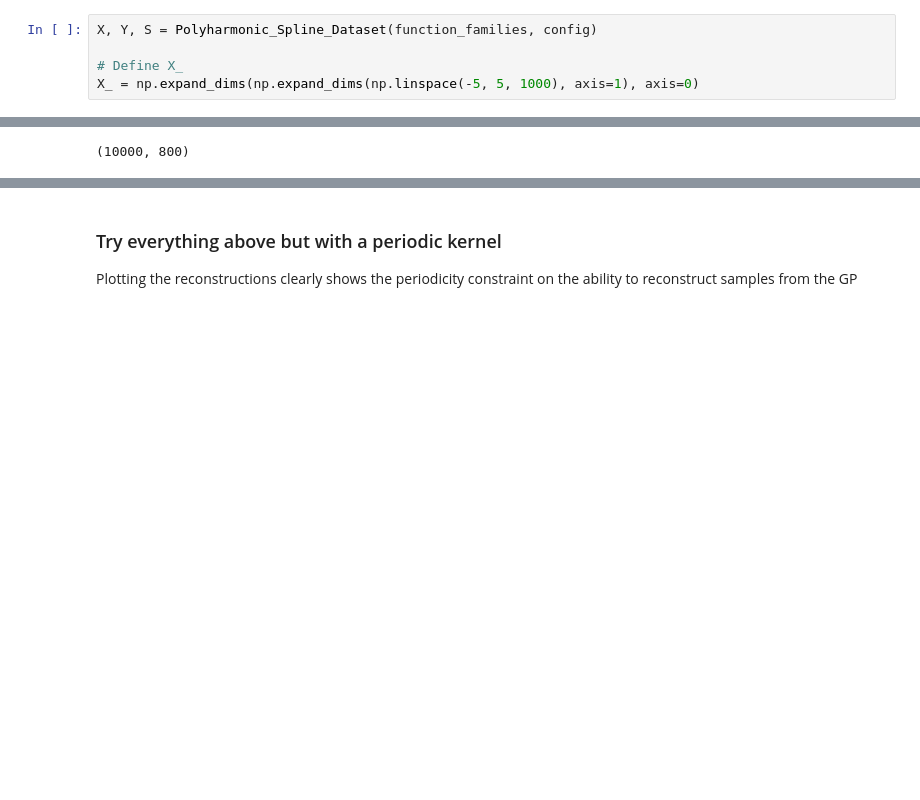
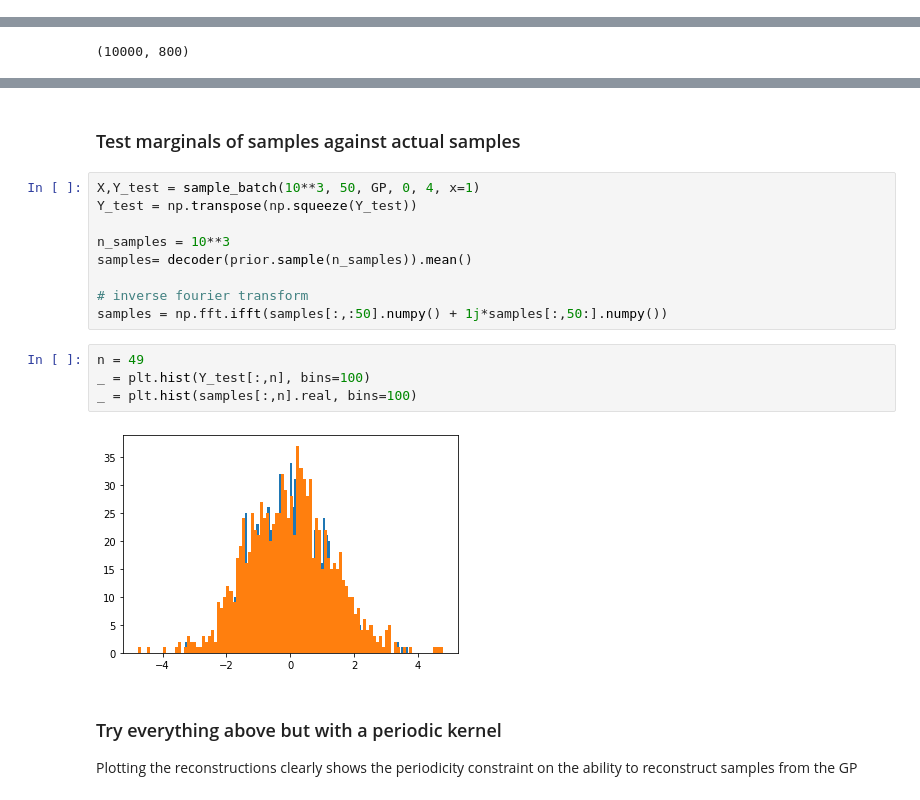
Before and after one commit to lorenzflow/FunctionalDeepLearning, a Jupyter notebook: Thesis_colab.ipynb, the cells around one changed output, grey strips where cells are left out. Cells and saved outputs as stored; diff of their text form; blank space fills up the shorter version.

```diff
--- a/Thesis_colab.ipynb
+++ b/Thesis_colab.ipynb
@@ -774,5 +659,0 @@ function_families.extend(generate_function_family(square_functions))
-# %%
-X, Y, S = Polyharmonic_Spline_Dataset(function_families, config)
-
-# Define X_
-X_ = np.expand_dims(np.expand_dims(np.linspace(-5, 5, 1000), axis=1), axis=0)
@@ -2330,3 +1762,20 @@ NameError: ignored
+# %% [markdown]
+### Test marginals of samples against actual samples
+# %%
+X,Y_test = sample_batch(10**3, 50, GP, 0, 4, x=1)
+Y_test = np.transpose(np.squeeze(Y_test))
+
+n_samples = 10**3
+samples= decoder(prior.sample(n_samples)).mean()
+
+# inverse fourier transform
+samples = np.fft.ifft(samples[:,:50].numpy() + 1j*samples[:,50:].numpy())
+# %%
+n = 49
+_ = plt.hist(Y_test[:,n], bins=100)
+_ = plt.hist(samples[:,n].real, bins=100)
+# %% [output]
+[figure, added]
 # %% [markdown]
 ### Try everything above but with a periodic kernel
 Plotting the reconstructions clearly shows the periodicity constraint on the ability to reconstruct samples from the GP
```
Also changed, not shown: parts of 30 cells of this notebook.
